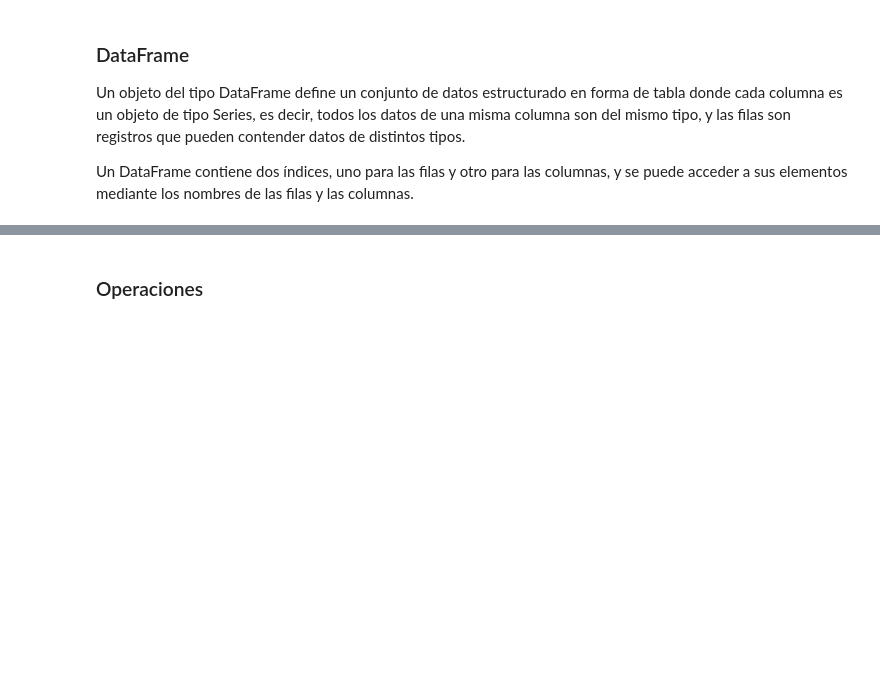
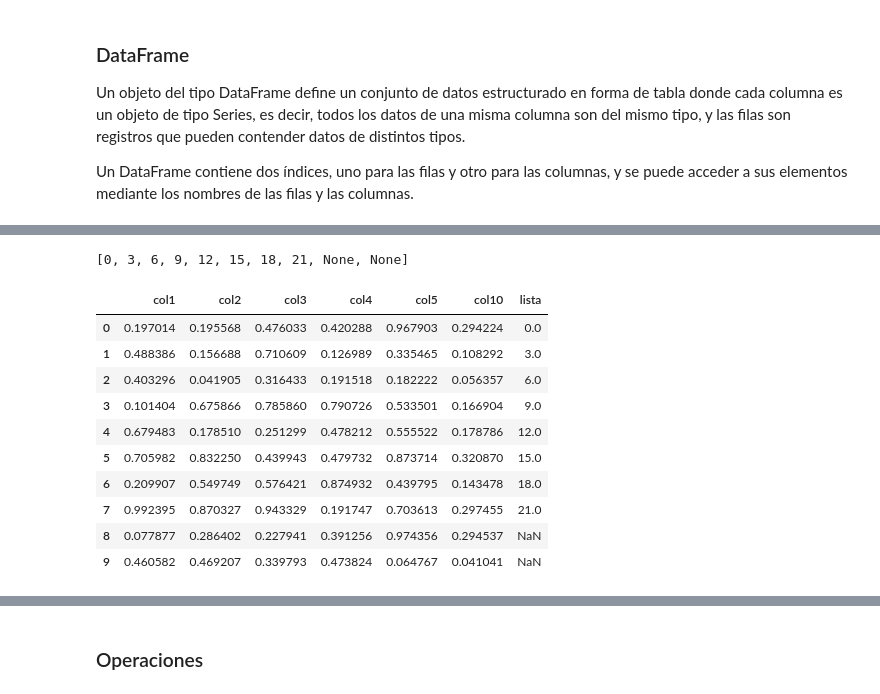
Before and after one commit to YonatanRA/ds_tb_part_21_09, a Jupyter notebook: 02-Data_Analysis/1.2 - Intro Pandas.ipynb, the cells around one changed output, grey strips where cells are left out. Saved outputs shown, nothing was run; the diff lists cells and outputs as text; code cells hidden in the pictures; blank space fills up the shorter version.

```diff
--- a/02-Data_Analysis/1.2 - Intro Pandas.ipynb
+++ b/02-Data_Analysis/1.2 - Intro Pandas.ipynb
@@ -42,3 +89,11 @@ Dispone de un índice que asocia un nombre a cada elemento del la serie, a trav
 Un objeto del tipo DataFrame define un conjunto de datos estructurado en forma de tabla donde cada columna es un objeto de tipo Series, es decir, todos los datos de una misma columna son del mismo tipo, y las filas son registros que pueden contender datos de distintos tipos.
 
 Un DataFrame contiene dos índices, uno para las filas y otro para las columnas, y se puede acceder a sus elementos mediante los nombres de las filas y las columnas.
+# %%
+columnas=['col1', 'col2', 'col3', 'col4', 'col5']
+
+data=np.random.random((10, 5))
+
+df=pd.DataFrame(data, columns=columnas)
+
+df
@@ -44,0 +154,4 @@ Un DataFrame contiene dos índices, uno para las filas y otro para las columnas,
+# %%
+df['col10']=df.col1 * df.col2 + 3*df.col5
+
+df
@@ -44,0 +170,4 @@ Un DataFrame contiene dos índices, uno para las filas y otro para las columnas,
+# %%
+df.col10= df.col10 /10
+
+df
@@ -44,0 +186,25 @@ Un DataFrame contiene dos índices, uno para las filas y otro para las columnas,
+# %%
+lst=[3*x for x in range(8)]
+
+lst.append(None)   # añado nulos
+lst.append(None)
+
+lst
+# %% [output]
+[0, 3, 6, 9, 12, 15, 18, 21, None, None]
+# %%
+df['lista']=lst
+
+df
+# %% [output]
+|  | col1 | col2 | col3 | col4 | col5 | col10 | lista |
+| 0 | 0.197014 | 0.195568 | 0.476033 | 0.420288 | 0.967903 | 0.294224 | 0.0 |
+| 1 | 0.488386 | 0.156688 | 0.710609 | 0.126989 | 0.335465 | 0.108292 | 3.0 |
+| 2 | 0.403296 | 0.041905 | 0.316433 | 0.191518 | 0.182222 | 0.056357 | 6.0 |
+| 3 | 0.101404 | 0.675866 | 0.785860 | 0.790726 | 0.533501 | 0.166904 | 9.0 |
+| 4 | 0.679483 | 0.178510 | 0.251299 | 0.478212 | 0.555522 | 0.178786 | 12.0 |
+| 5 | 0.705982 | 0.832250 | 0.439943 | 0.479732 | 0.873714 | 0.320870 | 15.0 |
+| 6 | 0.209907 | 0.549749 | 0.576421 | 0.874932 | 0.439795 | 0.143478 | 18.0 |
+| 7 | 0.992395 | 0.870327 | 0.943329 | 0.191747 | 0.703613 | 0.297455 | 21.0 |
+| 8 | 0.077877 | 0.286402 | 0.227941 | 0.391256 | 0.974356 | 0.294537 | NaN |
+| 9 | 0.460582 | 0.469207 | 0.339793 | 0.473824 | 0.064767 | 0.041041 | NaN |
```
Also changed, not shown: parts of 47 cells of this notebook, 1 other file.
